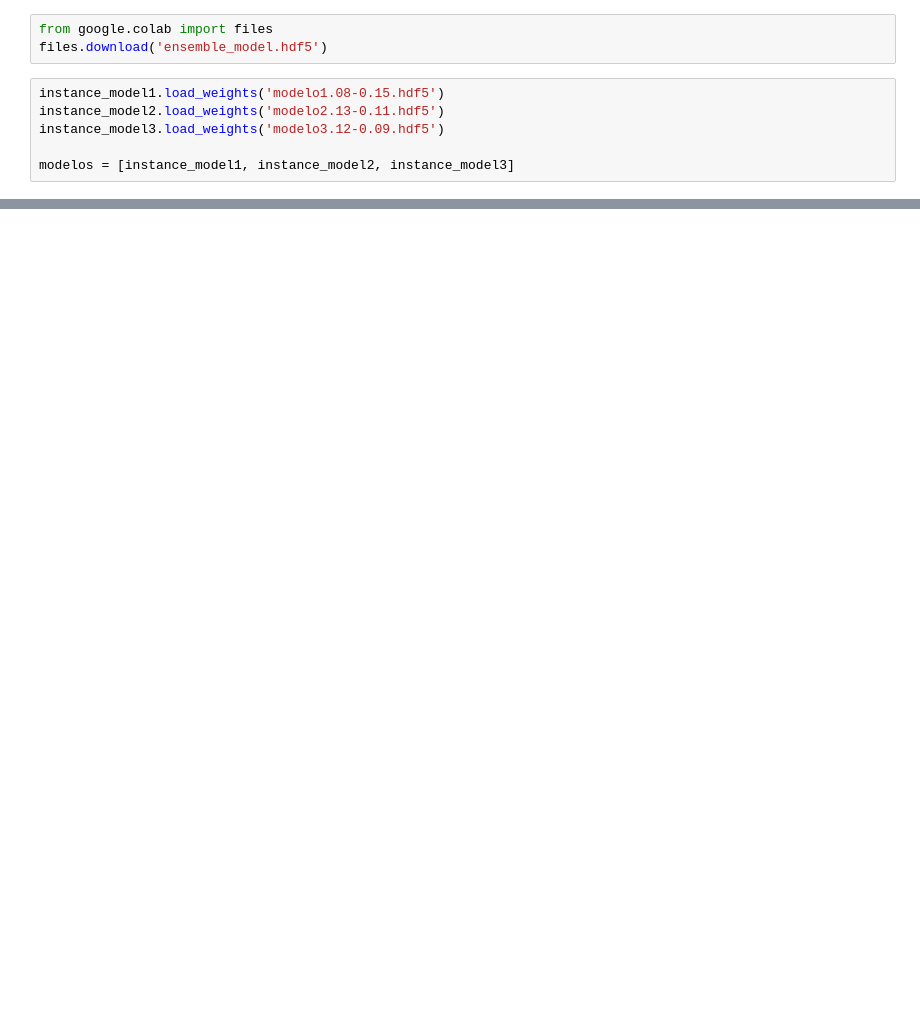
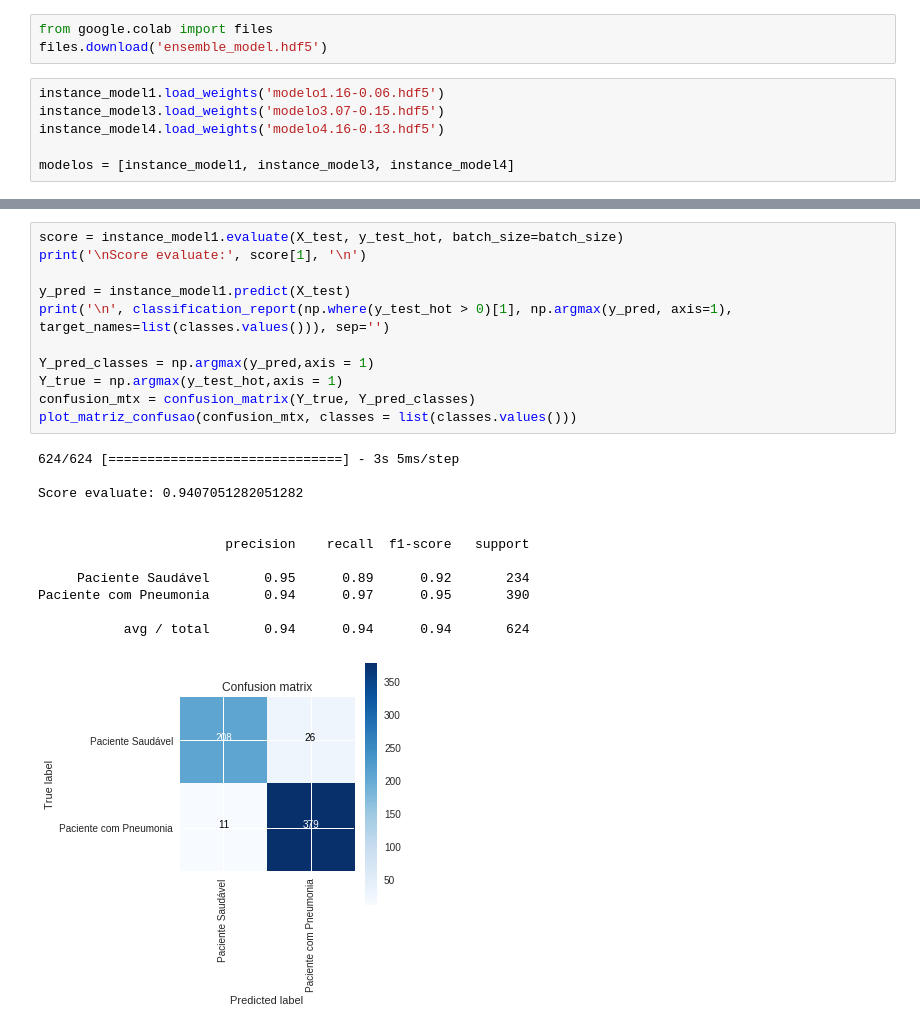
Before and after one commit to leoliveira00/colab-files, a Jupyter notebook: chestxray_vgg16_test.ipynb, the cells around one changed output, grey strips where cells are left out. Drawn from its saved outputs; the diff is of its cells as text; blank space fills up the shorter version.

```diff
--- a/chestxray_vgg16_test.ipynb
+++ b/chestxray_vgg16_test.ipynb
@@ -749,11 +829,11 @@ modelo1.06-0.15.hdf5  modelo3.01-0.80.hdf5
 from google.colab import files
 files.download('ensemble_model.hdf5')
 # %%
-instance_model1.load_weights('modelo1.08-0.15.hdf5')
-instance_model2.load_weights('modelo2.13-0.11.hdf5')
-instance_model3.load_weights('modelo3.12-0.09.hdf5')
+instance_model1.load_weights('modelo1.16-0.06.hdf5')
+instance_model3.load_weights('modelo3.07-0.15.hdf5')
+instance_model4.load_weights('modelo4.16-0.13.hdf5')
 
-modelos = [instance_model1, instance_model2, instance_model3]
+modelos = [instance_model1, instance_model3, instance_model4]
 # %%
 def ensembleModels(models, model_input):
     # collect outputs of models in a list
@@ -848,0 +929,24 @@ Paciente com Pneumonia       0.81      0.99      0.89       234
+# %%
+score = instance_model1.evaluate(X_test, y_test_hot, batch_size=batch_size)
+print('\nScore evaluate:', score[1], '\n')
+
+y_pred = instance_model1.predict(X_test)
+print('\n', classification_report(np.where(y_test_hot > 0)[1], np.argmax(y_pred, axis=1), target_names=list(classes.values())), sep='')
+
+Y_pred_classes = np.argmax(y_pred,axis = 1)
+Y_true = np.argmax(y_test_hot,axis = 1)
+confusion_mtx = confusion_matrix(Y_true, Y_pred_classes)
+plot_matriz_confusao(confusion_mtx, classes = list(classes.values()))
+# %% [output]
+624/624 [==============================] - 3s 5ms/step
+
+Score evaluate: 0.9407051282051282
+
+
+                        precision    recall  f1-score   support
+
+     Paciente Saudável       0.95      0.89      0.92       234
+Paciente com Pneumonia       0.94      0.97      0.95       390
+
+           avg / total       0.94      0.94      0.94       624
+[figure, added]
```
Also changed, not shown: parts of 40 cells of this notebook.
